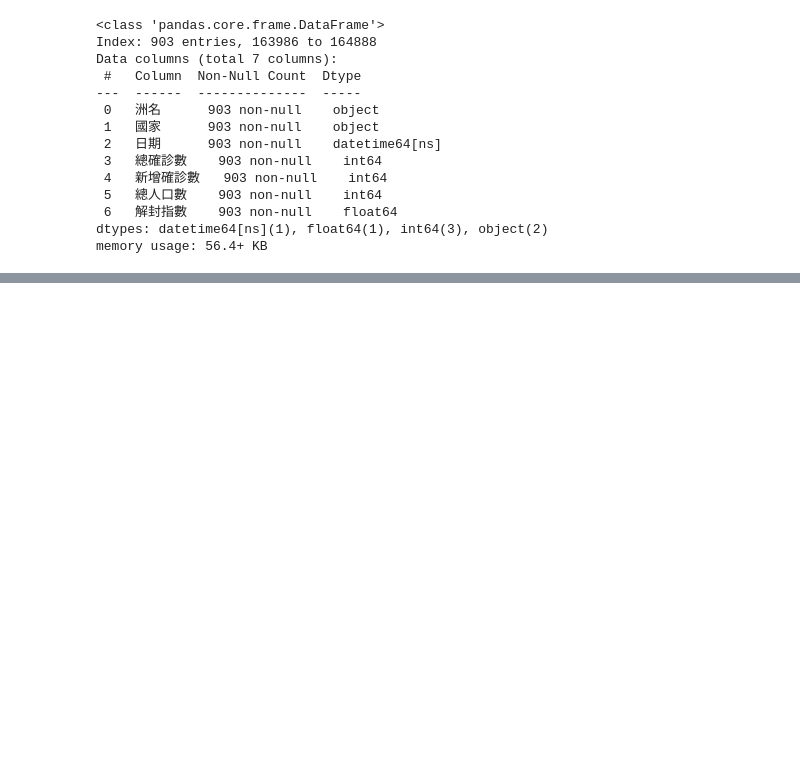
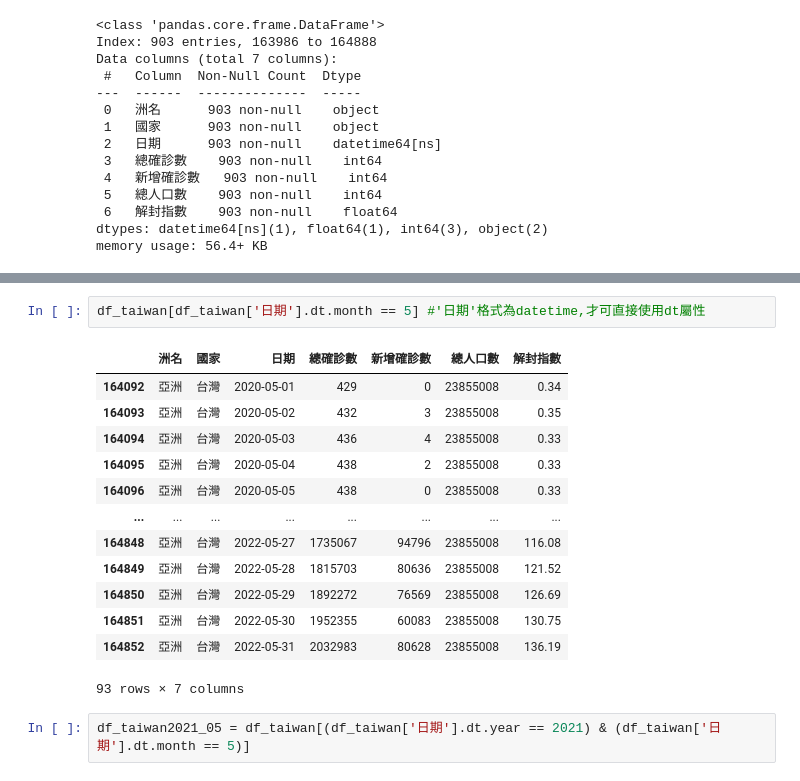
Before and after one commit to Bondsyang/bondsyang_0625, a Jupyter notebook: lesson16/lesson16_3.ipynb, the cells around one changed output, grey strips where cells are left out. Drawn from its saved outputs; the diff is of its cells as text; blank space fills up the shorter version.

```diff
--- a/lesson16/lesson16_3.ipynb
+++ b/lesson16/lesson16_3.ipynb
@@ -139,0 +172,18 @@ memory usage: 56.4+ KB
+# %%
+df_taiwan[df_taiwan['日期'].dt.month == 5] #'日期'格式為datetime,才可直接使用dt屬性
+# %% [output]
+|  | 洲名 | 國家 | 日期 | 總確診數 | 新增確診數 | 總人口數 | 解封指數 |
+| 164092 | 亞洲 | 台灣 | 2020-05-01 | 429 | 0 | 23855008 | 0.34 |
+| 164093 | 亞洲 | 台灣 | 2020-05-02 | 432 | 3 | 23855008 | 0.35 |
+| 164094 | 亞洲 | 台灣 | 2020-05-03 | 436 | 4 | 23855008 | 0.33 |
+| 164095 | 亞洲 | 台灣 | 2020-05-04 | 438 | 2 | 23855008 | 0.33 |
+| 164096 | 亞洲 | 台灣 | 2020-05-05 | 438 | 0 | 23855008 | 0.33 |
+| ... | ... | ... | ... | ... | ... | ... | ... |
+| 164848 | 亞洲 | 台灣 | 2022-05-27 | 1735067 | 94796 | 23855008 | 116.08 |
+| 164849 | 亞洲 | 台灣 | 2022-05-28 | 1815703 | 80636 | 23855008 | 121.52 |
+| 164850 | 亞洲 | 台灣 | 2022-05-29 | 1892272 | 76569 | 23855008 | 126.69 |
+| 164851 | 亞洲 | 台灣 | 2022-05-30 | 1952355 | 60083 | 23855008 | 130.75 |
+| 164852 | 亞洲 | 台灣 | 2022-05-31 | 2032983 | 80628 | 23855008 | 136.19 |
+93 rows × 7 columns
+# %%
+df_taiwan2021_05 = df_taiwan[(df_taiwan['日期'].dt.year == 2021) & (df_taiwan['日期'].dt.month == 5)]
```
Also changed, not shown: parts of 3 cells of this notebook.
